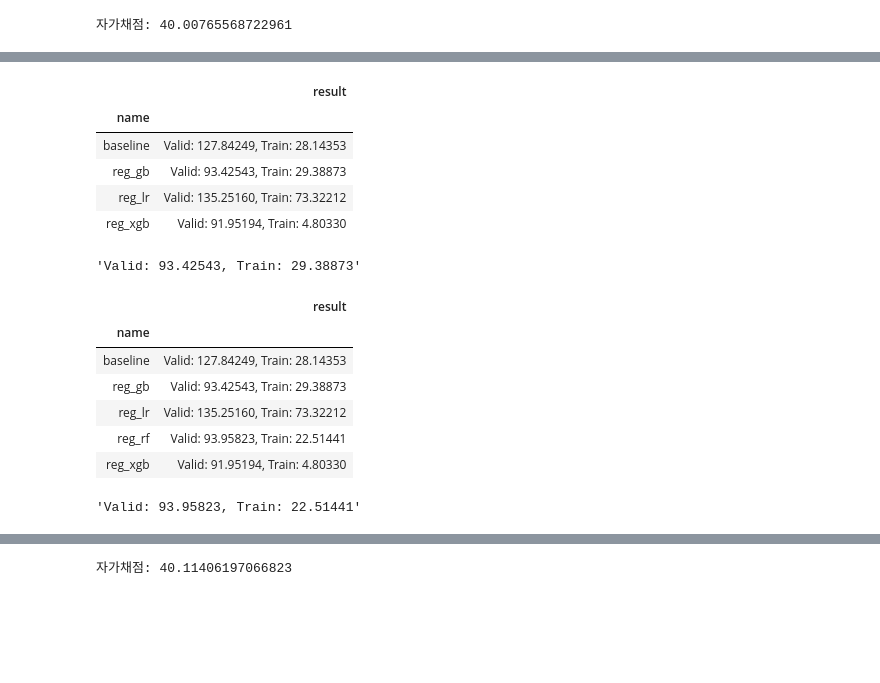
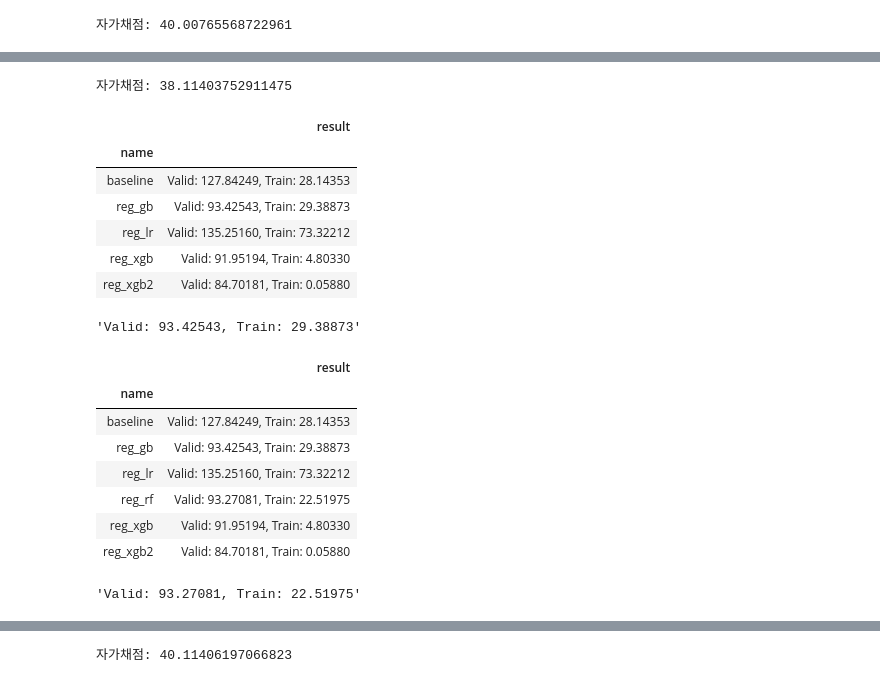
Before and after one commit to sunkusun9/DS_lv3_2603_1, a Jupyter notebook: sec_ds_lv3_prob3_kaggle.ipynb, the cells around one changed output, grey strips where cells are left out. Saved outputs shown, nothing was run; the diff lists cells and outputs as text; code cells hidden in the pictures; blank space fills up the shorter version.

Commit message:
Day1 Kaggle 문제 최종 노트 올립니다.

```diff
--- a/sec_ds_lv3_prob3_kaggle.ipynb
+++ b/sec_ds_lv3_prob3_kaggle.ipynb
@@ -463,3 +511,10 @@ print("자가채점: {}".format(mean_absolute_error(s_kaggle_ans, prd)))
+# %%
+# 지금까지 Best입니다. 선택을 합니다.
+
+prd = select_model(reg_xgb2)
+print("자가채점: {}".format(mean_absolute_error(s_kaggle_ans, prd)))
+# %% [output]
+자가채점: 38.11403752911475
 # %%
 # GBDT
 from sklearn.ensemble import GradientBoostingRegressor
@@ -472,7 +527,14 @@ ct = ColumnTransformer([
     ('pt', 'passthrough', X_gb)
 ])
 reg_gb = make_pipeline(ct, GradientBoostingRegressor(
-    max_depth = None, max_leaf_nodes = 127, random_state = 123, min_samples_leaf = 32, n_estimators = 300, learning_rate = 0.03
+    max_depth = None, # 트리의 깊이가 무제한으로 성장토록합니다.
+    max_leaf_nodes = 127, # 1. 보통 2자승 - 1 단위로 조정하고, 세밀한 폭으로 조정합니다.
+    random_state = 123, # 2. 최적의 n_estimators -> 리소스가 허용하는 만큼 사이즈를 키워 보세요.
+    min_samples_leaf = 32, # 현재 모델이 과적합이라 생각이들면,  Tree의 성장을 억제할 수 있는 다른 개념을 적용해봅니다. min_samples_leaf 표본의수를 기준으로 억제해줍니다.
+    n_estimators = 300, # 2. 최적의 n_estimators -> 리소스가 허용하는 만큼 사이즈를 키워 보세요
+    learning_rate = 0.03 # 3. 과적합이 발생한다면 learning_rate를 조정하여 과적합에 대응합니다.
+    # 4. 다른 하이퍼 파라메터를 추가하여 튜닝을 더해보거나 max_leaf_nodes 부터 다시 잡하보는 시도를 해봅니다. => Ex. min_samples_leaf
+    # n_estimators를 크게 잡은 효과를 못 볼 경우 줄여 나갑니다.
 ))
 eval_model('reg_gb', reg_gb)
 # %% [output]
@@ -482,29 +544,34 @@ eval_model('reg_gb', reg_gb)
 | reg_gb | Valid: 93.42543, Train: 29.38873 |
 | reg_lr | Valid: 135.25160, Train: 73.32212 |
 | reg_xgb | Valid: 91.95194, Train: 4.80330 |
+| reg_xgb2 | Valid: 84.70181, Train: 0.05880 |
 'Valid: 93.42543, Train: 29.38873'
 # %%
 from sklearn.ensemble import RandomForestRegressor
 
 X_rf = "15분, 30분, 45분, 60분, Hour, AM, DayName, Weekend_yn, Holiday_yn, TotalHour, 생산량, 기온, 풍속, 습도, 강수량, 전기요금(계절), 공장인원, 인건비"
 X_rf = X_rf.split(', ')
 ct = ColumnTransformer([
     ('ohe', OneHotEncoder(categories='auto'), ['DayName']),
     ('pt', 'passthrough', X_rf)
 ])
 reg_rf = make_pipeline(ct, RandomForestRegressor(
-    n_estimators = 200, max_depth = 16
+    n_estimators = 200, # 1. 리소스가 허용하는 최대의 기반모델을 파악합니다.
+    max_depth = 16, # 2. max_depth로 최적의 기반 모델의 복잡도를 파악합니다.
+    # 3. 다른 하이퍼 파라메터를 추가하여 튜닝을 더해보거나 n_estimators 부터 다시 잡하보는 시도를 해봅니다.
+    random_state = 123
 ))
 eval_model('reg_rf', reg_rf)
 # %% [output]
 |  | result |
 | name |  |
 | baseline | Valid: 127.84249, Train: 28.14353 |
 | reg_gb | Valid: 93.42543, Train: 29.38873 |
 | reg_lr | Valid: 135.25160, Train: 73.32212 |
-| reg_rf | Valid: 93.95823, Train: 22.51441 |
+| reg_rf | Valid: 93.27081, Train: 22.51975 |
 | reg_xgb | Valid: 91.95194, Train: 4.80330 |
+| reg_xgb2 | Valid: 84.70181, Train: 0.05880 |
-'Valid: 93.95823, Train: 22.51441'
+'Valid: 93.27081, Train: 22.51975'
 # %%
 from sklearn.ensemble import VotingRegressor
 
```
Also changed, not shown: parts of 30 cells of this notebook.
